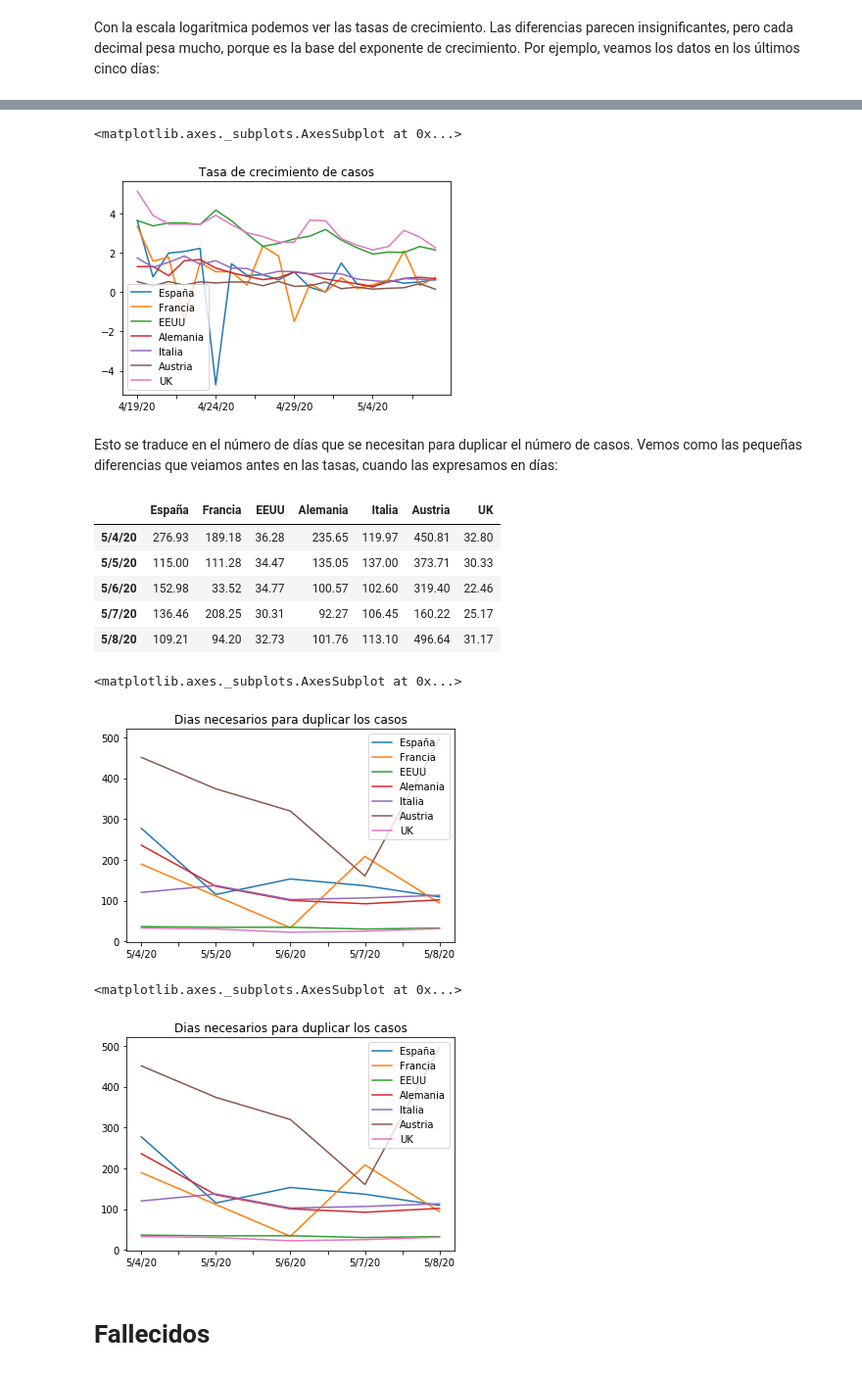
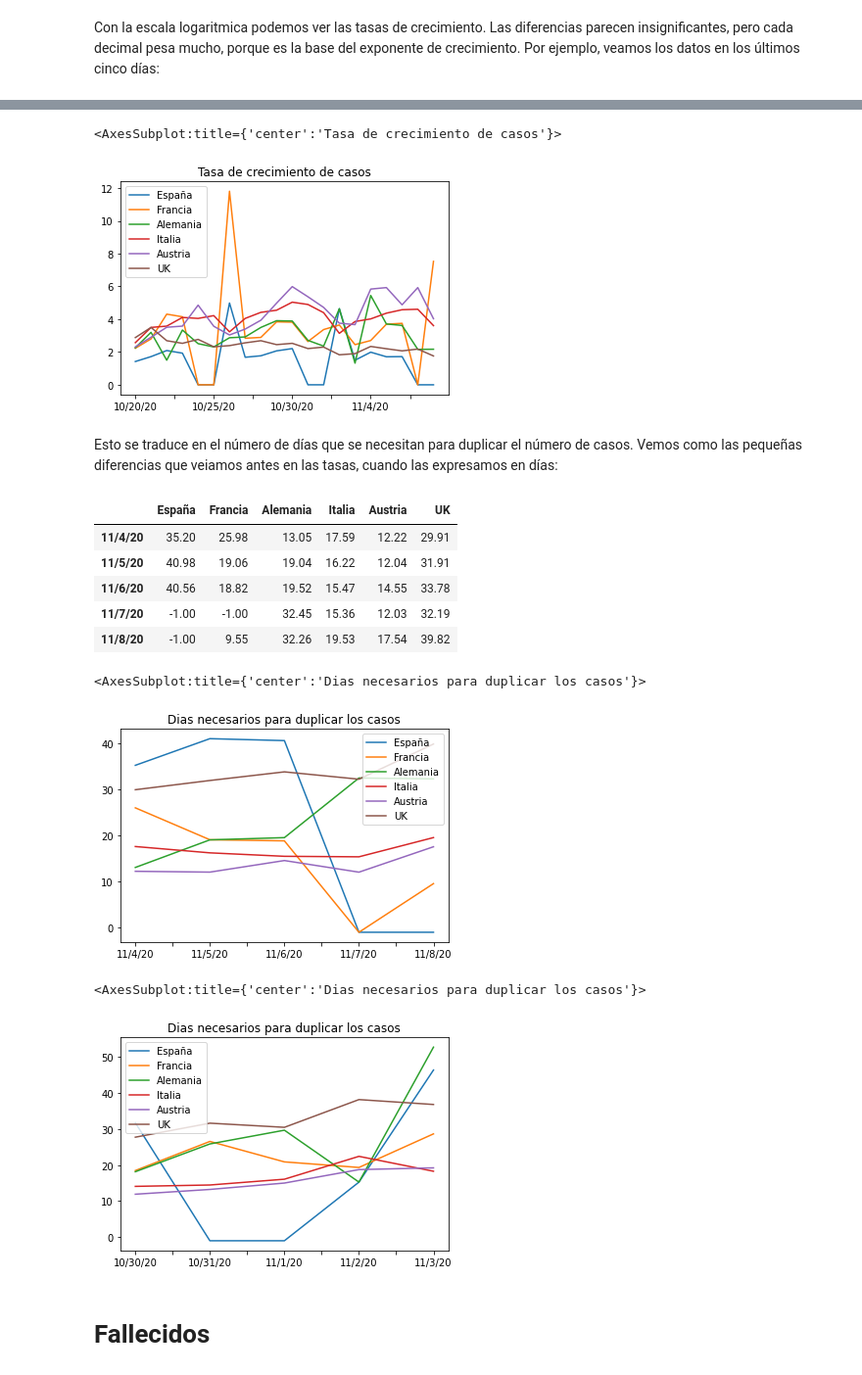
Before and after one commit to eugeniogarcia/python, a Jupyter notebook: AI notebooks/Datasets/Covid-19.ipynb, the cells around one changed output, grey strips where cells are left out. Shown at 98% size. Saved outputs shown, nothing was run; the diff lists cells and outputs as text; code cells hidden in the pictures.

Commit message:
tutoriales de matplotlib y numpy

```diff
--- a/AI notebooks/Datasets/Covid-19.ipynb
+++ b/AI notebooks/Datasets/Covid-19.ipynb
@@ -104,7 +104,8 @@ usa=casos[casos['Country/Region']=='US'].loc[:,'1/22/20':].T
 fra=casos[(casos['Country/Region']=='France') & (pd.isnull(casos['Province/State']))].loc[:,'1/22/20':].T
 uk=casos[(casos['Country/Region']=='United Kingdom') & (pd.isnull(casos['Province/State']))].loc[:,'1/22/20':].T
 # %%
-total_casos = pd.DataFrame({'España':esp[esp.columns[0]],'Francia':fra[fra.columns[0]],'EEUU':usa[usa.columns[0]],'Alemania':ger[ger.columns[0]],'Italia':ita[ita.columns[0]],'Austria':aut[aut.columns[0]],'UK':uk[uk.columns[0]],})
+#total_casos = pd.DataFrame({'España':esp[esp.columns[0]],'Francia':fra[fra.columns[0]],'EEUU':usa[usa.columns[0]],'Alemania':ger[ger.columns[0]],'Italia':ita[ita.columns[0]],'Austria':aut[aut.columns[0]],'UK':uk[uk.columns[0]],})
+total_casos = pd.DataFrame({'España':esp[esp.columns[0]],'Francia':fra[fra.columns[0]],'Alemania':ger[ger.columns[0]],'Italia':ita[ita.columns[0]],'Austria':aut[aut.columns[0]],'UK':uk[uk.columns[0]],})
 # %%
 total_casos.tail()
 # %% [output]
@@ -197,29 +200,29 @@ total_casos.apply(tasaCrecimiento).tail()
 # %%
 total_casos.apply(tasaCrecimiento)[-20:].plot(title="Tasa de crecimiento de casos")
 # %% [output]
-<matplotlib.axes._subplots.AxesSubplot at 0x...>
+<AxesSubplot:title={'center':'Tasa de crecimiento de casos'}>
-[figure, old version]
+[figure, new version]
 # %% [markdown]
 Esto se traduce en el número de días que se necesitan para duplicar el número de casos. Vemos como las pequeñas diferencias que veiamos antes en las tasas, cuando las expresamos en días:
 # %%
 total_casos.apply(diasDuplicar).tail()
 # %% [output]
-|  | España | Francia | EEUU | Alemania | Italia | Austria | UK |
-| 5/4/20 | 276.93 | 189.18 | 36.28 | 235.65 | 119.97 | 450.81 | 32.80 |
-| 5/5/20 | 115.00 | 111.28 | 34.47 | 135.05 | 137.00 | 373.71 | 30.33 |
-| 5/6/20 | 152.98 | 33.52 | 34.77 | 100.57 | 102.60 | 319.40 | 22.46 |
-| 5/7/20 | 136.46 | 208.25 | 30.31 | 92.27 | 106.45 | 160.22 | 25.17 |
-| 5/8/20 | 109.21 | 94.20 | 32.73 | 101.76 | 113.10 | 496.64 | 31.17 |
+|  | España | Francia | Alemania | Italia | Austria | UK |
+| 11/4/20 | 35.20 | 25.98 | 13.05 | 17.59 | 12.22 | 29.91 |
+| 11/5/20 | 40.98 | 19.06 | 19.04 | 16.22 | 12.04 | 31.91 |
+| 11/6/20 | 40.56 | 18.82 | 19.52 | 15.47 | 14.55 | 33.78 |
+| 11/7/20 | -1.00 | -1.00 | 32.45 | 15.36 | 12.03 | 32.19 |
+| 11/8/20 | -1.00 | 9.55 | 32.26 | 19.53 | 17.54 | 39.82 |
 # %%
 total_casos.apply(diasDuplicar)[-5:].plot(title="Dias necesarios para duplicar los casos")
 # %% [output]
-<matplotlib.axes._subplots.AxesSubplot at 0x...>
+<AxesSubplot:title={'center':'Dias necesarios para duplicar los casos'}>
-[figure, old version]
+[figure, new version]
 # %%
-total_casos.apply(diasDuplicar)[-5:].plot(title="Dias necesarios para duplicar los casos")
+total_casos.apply(diasDuplicar)[-10:-5].plot(title="Dias necesarios para duplicar los casos")
 # %% [output]
-<matplotlib.axes._subplots.AxesSubplot at 0x...>
+<AxesSubplot:title={'center':'Dias necesarios para duplicar los casos'}>
-[figure, old version]
+[figure, new version]
 # %% [markdown]
 # Fallecidos
 # %%
```
Also changed, not shown: parts of 21 cells of this notebook, 3 other files.
